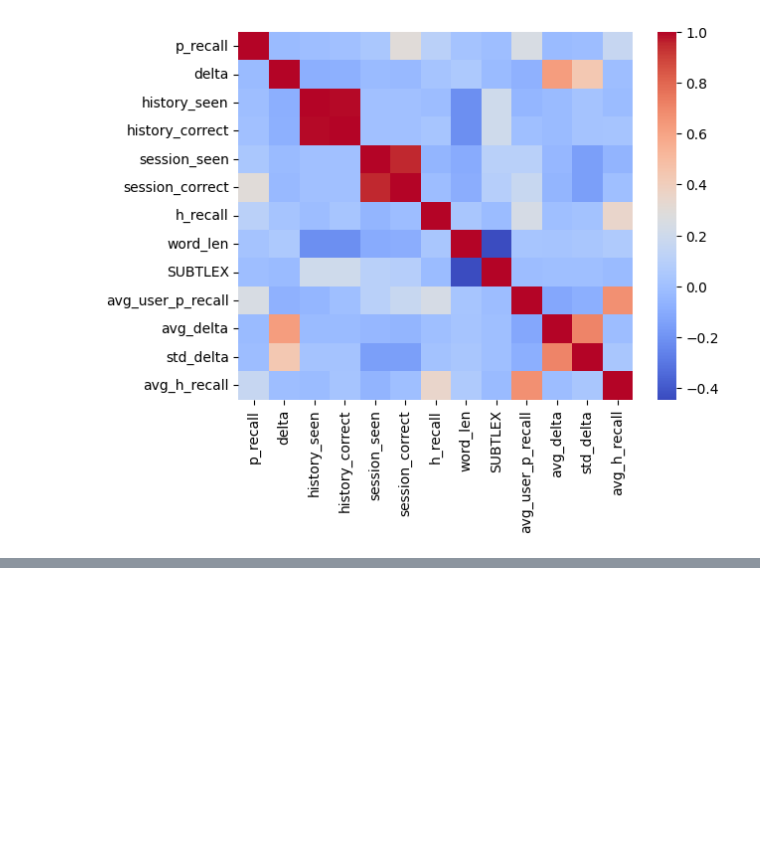
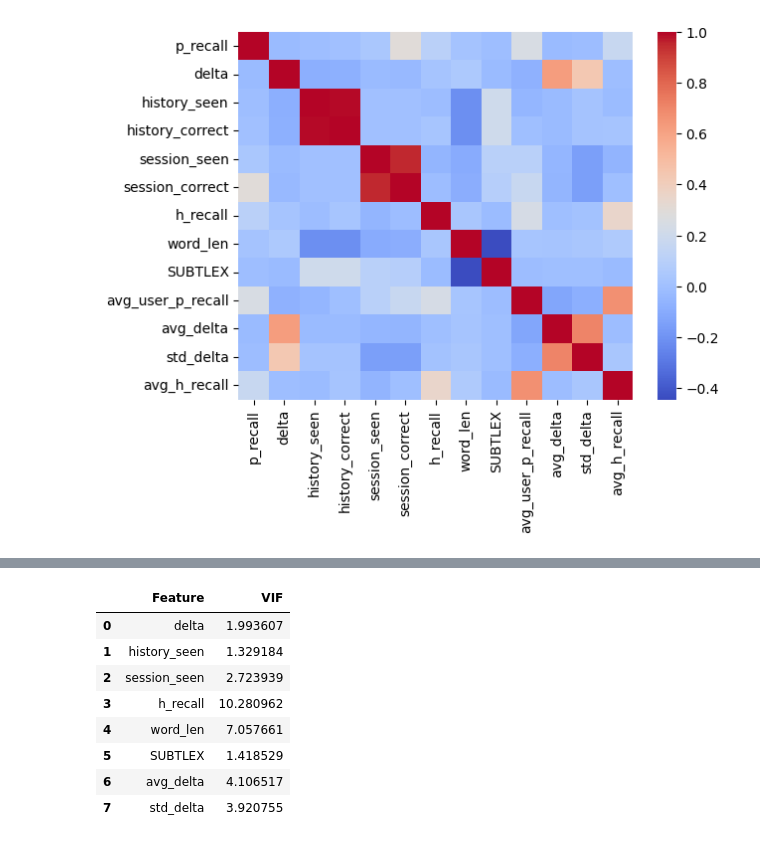
Before and after one commit to juliakubisa/spaced_repetition_algorithm, a Jupyter notebook: notebooks/baseline_models.ipynb, the cells around one changed output, grey strips where cells are left out. Saved outputs shown, nothing was run; the diff lists cells and outputs as text; code cells hidden in the pictures; blank space fills up the shorter version.

```diff
--- a/notebooks/baseline_models.ipynb
+++ b/notebooks/baseline_models.ipynb
@@ -151,0 +214,15 @@ def cap_y(prediction):
+# %%
+df_sample = dff_1.drop(columns=['p_recall','avg_h_recall', 'avg_user_p_recall', 'history_correct', 'session_correct']).sample(frac=0.5)
+
+vif = calculate_vif(df_sample.select_dtypes(exclude='O'))
+vif
+# %% [output]
+|  | Feature | VIF |
+| 0 | delta | 1.993607 |
+| 1 | history_seen | 1.329184 |
+| 2 | session_seen | 2.723939 |
+| 3 | h_recall | 10.280962 |
+| 4 | word_len | 7.057661 |
+| 5 | SUBTLEX | 1.418529 |
+| 6 | avg_delta | 4.106517 |
+| 7 | std_delta | 3.920755 |
```
Also changed, not shown: parts of 23 cells of this notebook.
